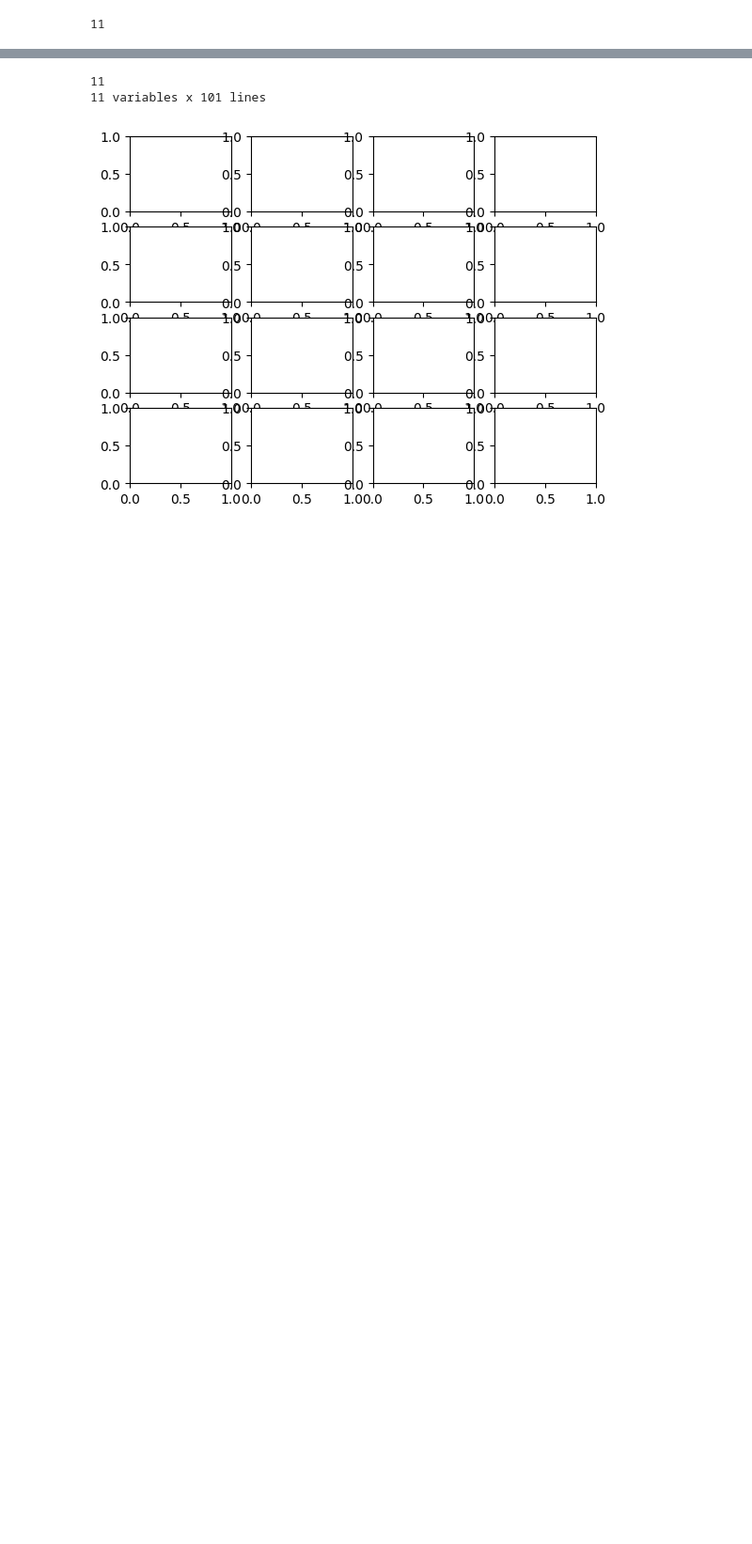
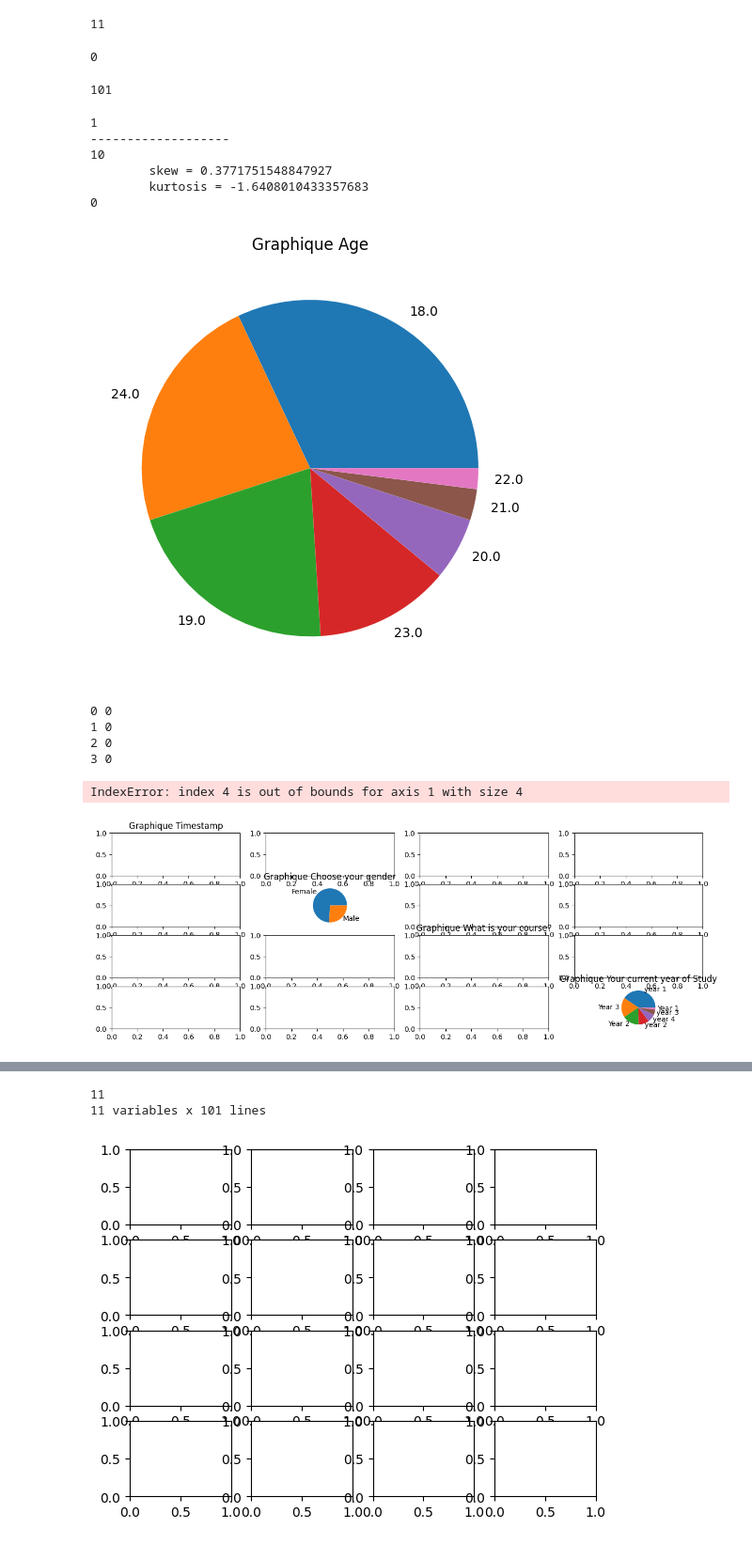
Before and after one commit to Arys02/ExploreStudentMentalWellness_ESGI4, a Jupyter notebook: notebook/student_mental_health.ipynb, the cells around one changed output, grey strips where cells are left out. Shown at 94% size. Saved outputs shown, nothing was run; the diff lists cells and outputs as text; code cells hidden in the pictures; blank space fills up the shorter version.

```diff
--- a/notebook/student_mental_health.ipynb
+++ b/notebook/student_mental_health.ipynb
@@ -46,3 +47,15 @@ def analyse_column_distribution(column: Series, column_name: str, missing_values
     print(f'is quantitative : {quanti}')
     print(f'is nominal: {is_nominal}')
     return column, quanti, len(value_count), is_nominal
+# %%
+a = {}
+print(str(len(a)))
+# %% [output]
+0
+# %%
+def check_numerical_df(df):
+    return df.select_dtypes(include=['int', 'float']).columns.shape[0] == df.columns.shape[0]
+# %%
+data.shape[0]
+# %% [output]
+101
@@ -49,5 +96,58 @@ def analyse_column_distribution(column: Series, column_name: str, missing_values
+# %%
+
+def plot_text_col(df):
+    if check_numerical_df(df):
+        raise Exception('error')
+
+    axSize = int(np.ceil(np.sqrt(df.shape[1])))
+    fig, axes = plt.subplots(axSize, axSize, figsize=(15, 5))
+
+    j = 0
+    k = 0
+    for i, column in enumerate(df.columns):
+        column_serie = df[column]
+
+        ax = axes
+        if axSize > 1:
+            ax = axes[k, i]
+            k = (k + 1) % axSize
+        print(i, j)
+        histo: dict = df[column].value_counts().to_dict()
+
+        if len(histo) <= 10:
+            ax.pie(histo.values(), labels=histo.keys())
+
+        ax.set_title(f"Graphique {column}")
+    fig.tight_layout()
+    plt.show()
 # %%
-#def handle_quantitative(column: Series):
+def plot_hist(df):
+    numerical_col = df.select_dtypes(include=['int', 'float'])
+    text_col = df.select_dtypes(include=['object'])
+
+    print(numerical_col.columns.shape[0])
+    print("-------------------")
+    print(text_col.columns.shape[0])
+
+    plot_numeric_col(numerical_col, 2)
+    plot_text_col(text_col)
+
+
+plot_hist(data)
+# %% [output]
+1
+-------------------
+10
+        skew = 0.3771751548847927
+        kurtosis = -1.6408010433357683
+0
+[figure, added]
+0 0
+1 0
+2 0
+3 0
+IndexError: index 4 is out of bounds for axis 1 with size 4
+[figure, added]
 # %%
 analyse_column_distribution(data.iloc[:, 2], column_name="Age", missing_values={})
 # %% [output]
```
Also changed, not shown: parts of 8 cells of this notebook, 4 other files.
